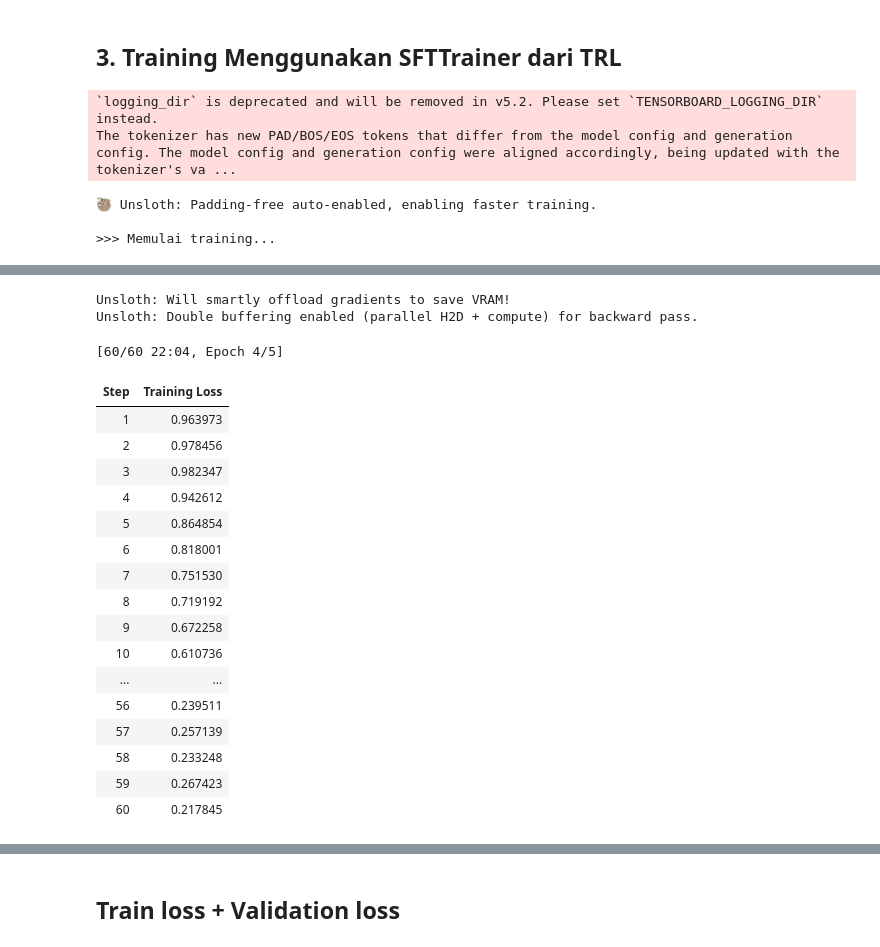
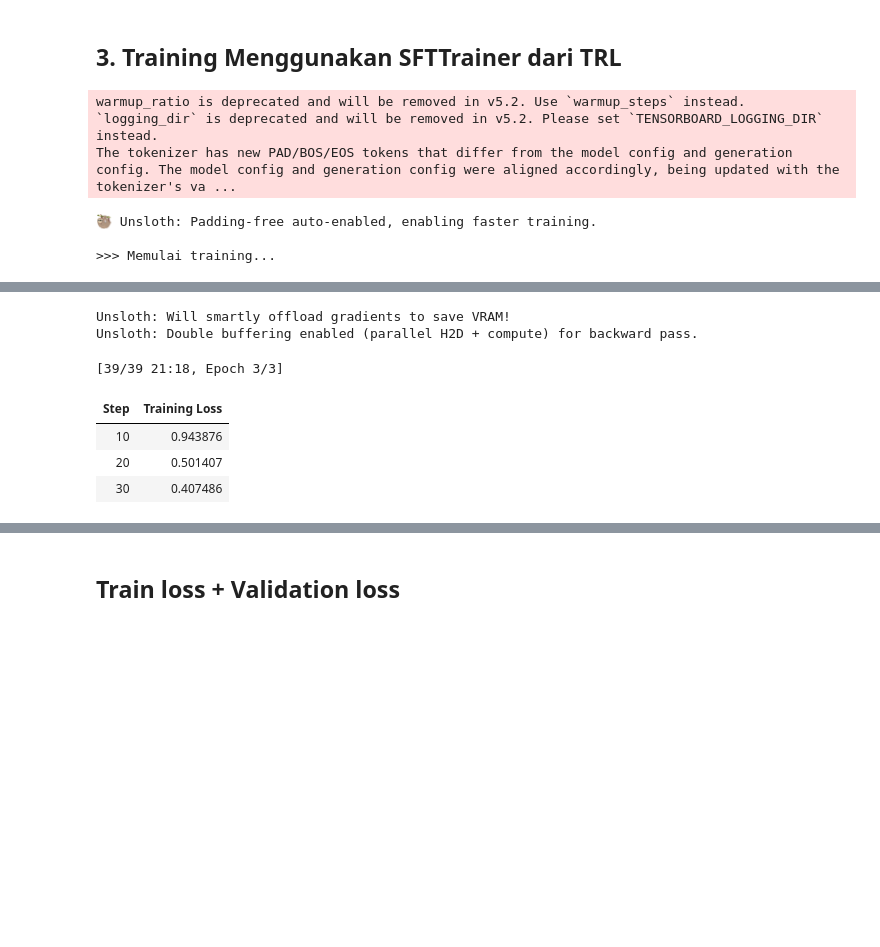
Before and after one commit to rivaelsagala/TA-finetune, a Jupyter notebook: notebooks/raft_finetune_unsloth_v2.ipynb, the cells around one changed output, grey strips where cells are left out. Saved outputs shown, nothing was run; the diff lists cells and outputs as text; code cells hidden in the pictures; blank space fills up the shorter version.

```diff
--- a/notebooks/raft_finetune_unsloth_v2.ipynb
+++ b/notebooks/raft_finetune_unsloth_v2.ipynb
@@ -112,0 +89,18 @@ Model + LoRA berhasil dimuat.
+# %%
+model = FastLanguageModel.get_peft_model(
+    model,
+    r=16,
+    target_modules=[
+        "q_proj", "k_proj", "v_proj", "o_proj",
+        "gate_proj", "up_proj", "down_proj",
+    ],
+    lora_alpha=32,
+    lora_dropout=0.05,
+    bias="none",
+    use_gradient_checkpointing="unsloth",
+    random_state=3407,
+    use_rslora=False,
+    loftq_config=None,
+)
+
+print("Model + LoRA berhasil dimuat.")
@@ -209,39 +299,36 @@ Pemerintahan desa adalah penyelenggaraan urusan pemerintahan oleh pemerintah des
 from trl import SFTTrainer, SFTConfig
 from unsloth import is_bfloat16_supported
 
-LEARNING_RATE     = 2e-4
-NUM_EPOCHS        = 5
-WARMUP_STEPS      = 5
-BATCH_SIZE        = 16
-GRAD_ACCUM_STEPS  = 2
-WEIGHT_DECAY      = 0.02
-MAX_SEQ_LENGTH    = 2048
-
-steps_per_epoch = max(1, len(dataset) // (BATCH_SIZE * GRAD_ACCUM_STEPS))
-MAX_STEPS       = steps_per_epoch * NUM_EPOCHS
+from trl import SFTTrainer, SFTConfig
+from unsloth import is_bfloat16_supported
 
 sft_config = SFTConfig(
     dataset_text_field="text",
-    max_seq_length=MAX_SEQ_LENGTH,
+    max_seq_length=4096,
     dataset_num_proc=2,
     packing=False,
-    per_device_train_batch_size=BATCH_SIZE,
-    gradient_accumulation_steps=GRAD_ACCUM_STEPS,
-    warmup_steps=WARMUP_STEPS,
-    max_steps=MAX_STEPS,
-    learning_rate=LEARNING_RATE,
+
+    per_device_train_batch_size=4,
+    gradient_accumulation_steps=8,
+    num_train_epochs=3,
+
+    learning_rate=1e-4,
+    warmup_ratio=0.05,
+    weight_decay=0.01,
+
     fp16=not is_bfloat16_supported(),
     bf16=is_bfloat16_supported(),
-    logging_steps=1,
+
+    logging_steps=10,
     optim="adamw_8bit",
-    weight_decay=WEIGHT_DECAY,
     lr_scheduler_type="linear",
     seed=3407,
+
     output_dir="../model/outputs_lora",
     logging_dir="../model/outputs_lora/tensorboard_logs",
     report_to="none",
-    save_strategy="steps",
-    save_steps=steps_per_epoch,
+
+    save_strategy="epoch",
     save_total_limit=3,
 )
 
@@ -255,6 +342,7 @@ trainer = SFTTrainer(
 print("\n>>> Memulai training...")
 trainer_stats = trainer.train()
 # %% [output]
+warmup_ratio is deprecated and will be removed in v5.2. Use `warmup_steps` instead.
 `logging_dir` is deprecated and will be removed in v5.2. Please set `TENSORBOARD_LOGGING_DIR` instead.
 The tokenizer has new PAD/BOS/EOS tokens that differ from the model config and generation config. The model config and generation config were aligned accordingly, being updated with the tokenizer's va ...
 🦥 Unsloth: Padding-free auto-enabled, enabling faster training.
@@ -267,22 +355,9 @@ O^O/ \_/ \    Batch size per device = 16 | Gradient accumulation steps = 2
  "-____-"     Trainable parameters = 41,943,040 of 8,072,204,288 (0.52% trained)
 `use_return_dict` is deprecated! Use `return_dict` instead!
 Unsloth: Will smartly offload gradients to save VRAM!
 Unsloth: Double buffering enabled (parallel H2D + compute) for backward pass.
-[60/60 22:04, Epoch 4/5]
+[39/39 21:18, Epoch 3/3]
 | Step | Training Loss |
-| 1 | 0.963973 |
-| 2 | 0.978456 |
-| 3 | 0.982347 |
-| 4 | 0.942612 |
-| 5 | 0.864854 |
-| 6 | 0.818001 |
-| 7 | 0.751530 |
-| 8 | 0.719192 |
-| 9 | 0.672258 |
-| 10 | 0.610736 |
-| ... | ... |
-| 56 | 0.239511 |
-| 57 | 0.257139 |
-| 58 | 0.233248 |
-| 59 | 0.267423 |
-| 60 | 0.217845 |
+| 10 | 0.943876 |
+| 20 | 0.501407 |
+| 30 | 0.407486 |
```
Also changed, not shown: parts of 14 cells of this notebook, 11 other files.
